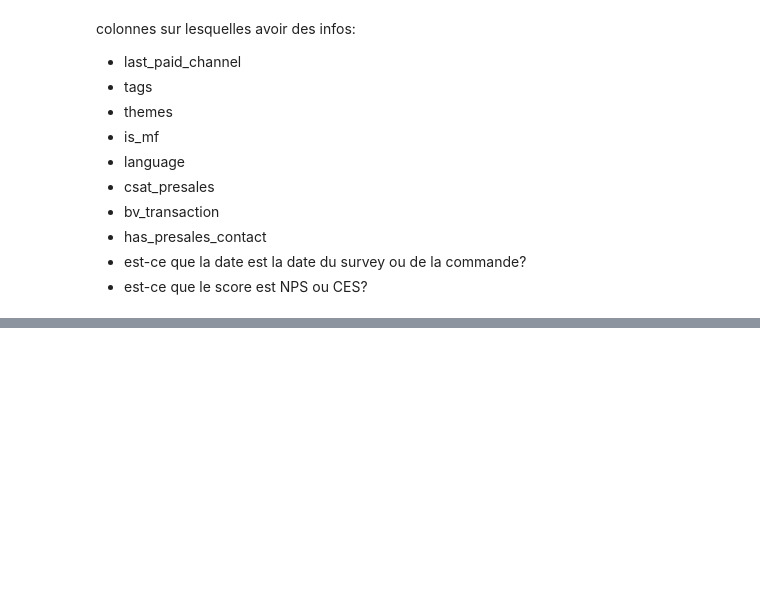
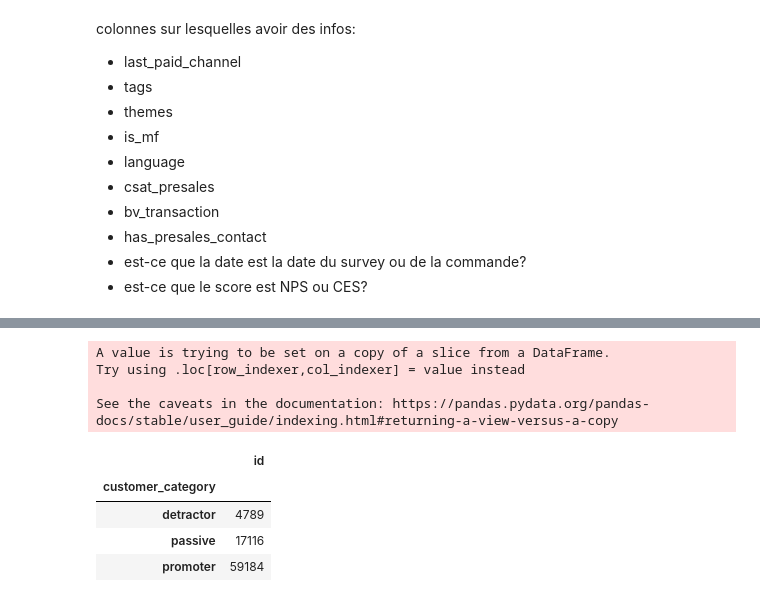
Before and after one commit to GuillaumeArp/Hackathon_mano_mano, a Jupyter notebook: Alex/EDA.ipynb, the cells around one changed output, grey strips where cells are left out. Drawn from its saved outputs; the diff is of its cells as text; code cells hidden in the pictures; blank space fills up the shorter version.

```diff
--- a/Alex/EDA.ipynb
+++ b/Alex/EDA.ipynb
@@ -232,0 +247,27 @@ fig.show()
+# %%
+def cust_categ(x):
+    if x >= 9 :
+        return "promoter"
+    elif x > 6 :
+        return 'passive'
+    else:
+        return "detractor"
+# %%
+df_b2c = df[df['is_b2b'] == False]
+# %%
+df_b2c['customer_category'] = df_b2c['score'].apply(cust_categ)
+# %% [output]
+A value is trying to be set on a copy of a slice from a DataFrame.
+Try using .loc[row_indexer,col_indexer] = value instead
+
+See the caveats in the documentation: https://pandas.pydata.org/pandas-docs/stable/user_guide/indexing.html#returning-a-view-versus-a-copy
+# %%
+df_per_cust_categ = df_b2c.groupby('customer_category').agg({'id': 'count'})
+# %%
+df_per_cust_categ
+# %% [output]
+|  | id |
+| customer_category |  |
+| detractor | 4789 |
+| passive | 17116 |
+| promoter | 59184 |
```
Also changed, not shown: parts of 2 cells of this notebook, 2 other files.
